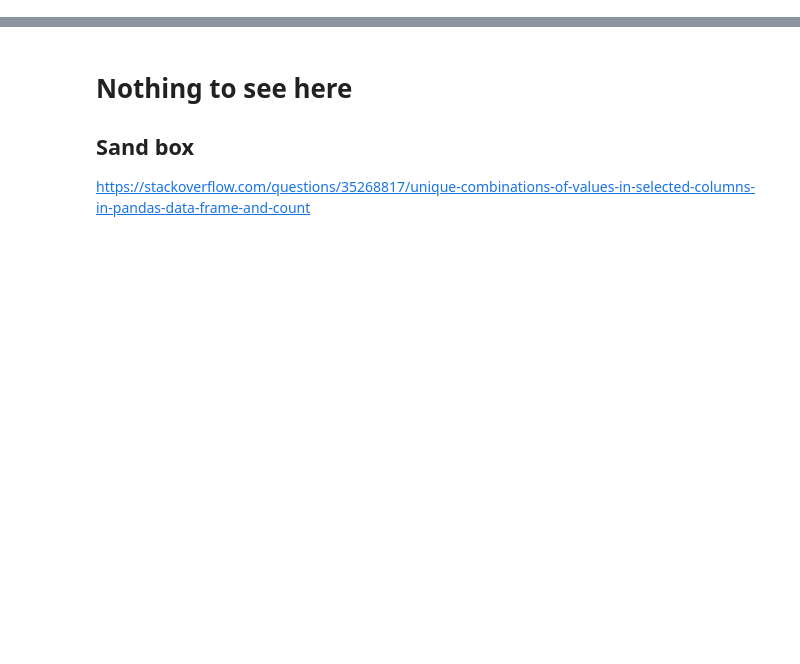
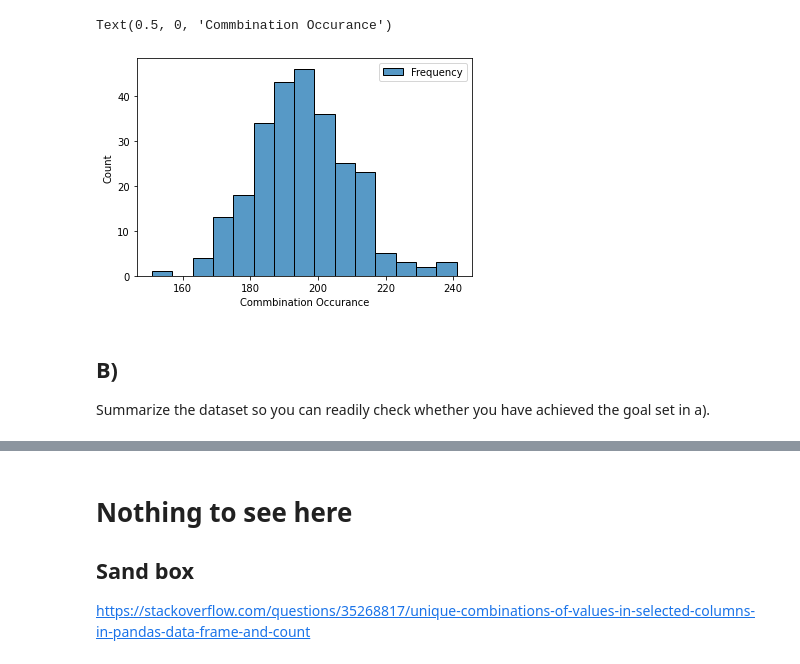
Before and after one commit to mplockhart/coding_task, a Jupyter notebook: privacy_mplc.ipynb, the cells around one changed output, grey strips where cells are left out. Saved outputs shown, nothing was run; the diff lists cells and outputs as text; code cells hidden in the pictures; blank space fills up the shorter version.

```diff
--- a/privacy_mplc.ipynb
+++ b/privacy_mplc.ipynb
@@ -21,4 +17,21 @@ def catagorical_maker(column, catagoricals, number_of_repeats):
+# %%
+# A function that simplifies the creation of a list of randomly assigned catagorical variables
+def catagorical_maker(column, catagoricals, number_of_rows):
+    '''
+    Returns a list of random catagoricals chosen from a
+    Inputs of a column name, list of names and total number required rows.
+
+    catagorical_marker(column header string, catagorical value list, integer)
+
+    '''
+    number_of_catagoricals = (len(catagoricals) - 1) # length of catagoricals minus one, due to indexing
+    random_catagoricals_list = []
+    for f in range(number_of_rows): # iterate over the total number of rows to generate a list of catagoricals
+        random_value = random.randint(0,number_of_catagoricals)
+        random_catagoricals_list.append(catagoricals[random_value])
+    return random_catagoricals_list
 # %%
+# A predefined dictionary of status that may be found in health data
 status_catagoricals = {
                        'Status': ['Single', 'Married', 'Divorced'],
                        'Piggies': ['Big', 'Bad', 'Wolf'],
@@ -30,16 +43,15 @@ status_catagoricals = {
                        'Z': ['X', 'Y', 'Z']
                       }
 
-
-lists = []
+# Iterating through the dictionary to generate a list of lists that can be converted to a Pandas data frame
+random_lists = []
 column_name = []
-for x, f in enumerate(status_catagoricals):
-    value = catagorical_maker(f, status_catagoricals[f], 50000)
-    lists.append(value)
+for x, f in enumerate(status_catagoricals): # enumberating to obtain the column name for a column name list
+    value = catagorical_maker(f, status_catagoricals[f], 50000) # calling the function to generate the list for each key
+    random_lists.append(value)
     column_name.append(f)
 
-
-df = pd.DataFrame(np.array(lists).T, columns = column_name)
-#df_main = df.astype("category")
-#df_main
-frequency_df_main = df.groupby(column_name).size().reset_index().rename(columns={0:'count'})
+# Generating the data frame using the random list and column names corresponding to the list
+# The lists required transforming to a NumPy array in order to transpose to an 8 x 50000 data frame
+transposed_list = np.array(random_lists).T
+df = pd.DataFrame(transposed_list, columns = column_name)
@@ -61,0 +67,7 @@ Name: count, dtype: float64
+# %%
+# Here the frequency of each row is calculated
+temp1 = df.groupby(column_name).size() # Calculates the frequency of all column possibilities
+temp2 = temp1.reset_index() # Resents the index to make to a single level
+frequency_df = temp2.rename(columns={0:'Frequency'}) # Provides the column name 'Frequency'
+# Could also have been combined to "frequency_df = df.groupby(column_name).size().reset_index().rename(columns={0:'count'})"
+frequency_df.head()
@@ -62,5 +81,10 @@ Name: count, dtype: float64
 # %%
 #print(len(frequency_df_main))
 #for f in range(len(frequency_df_main)):
 #    if (frequenct_df_main['count'].iloc[f]) == 0:
 #        print(frequenct_df_main.iloc[f])
+frequency_plot = sns.histplot(data=frequency_df, bins=15)
+frequency_plot.set_xlabel("Commbination Occurance")
+# %% [output]
+Text(0.5, 0, 'Commbination Occurance')
+[figure, added]
@@ -70,0 +91,3 @@ Name: count, dtype: float64
+# %% [markdown]
+## B)
+Summarize the dataset so you can readily check whether you have achieved the goal set in a).
```
Also changed, not shown: parts of 26 cells of this notebook.
